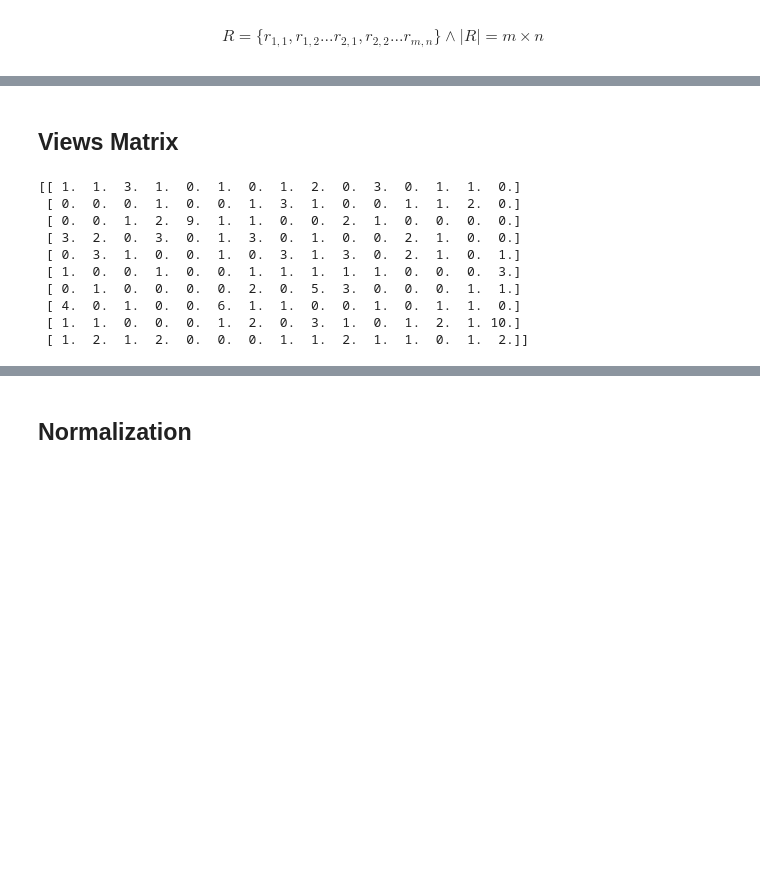
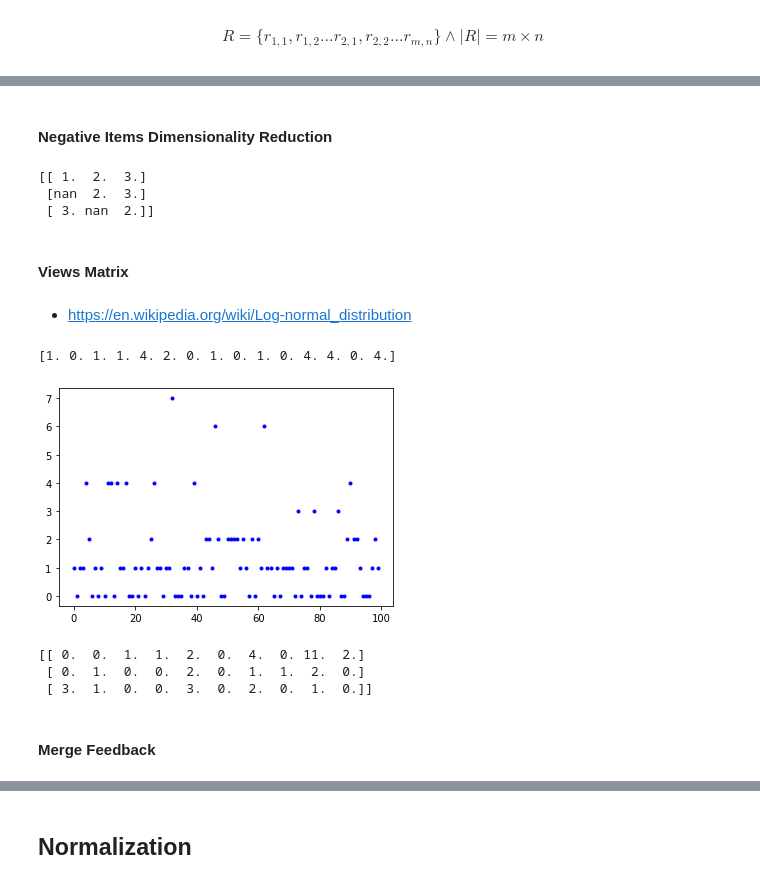
Before and after one commit to MartinCastroAlvarez/python-recommender-systems, a Jupyter notebook: memorybased.ipynb, the cells around one changed output, grey strips where cells are left out. Saved outputs shown, nothing was run; the diff lists cells and outputs as text; code cells hidden in the pictures; blank space fills up the shorter version.

```diff
--- a/memorybased.ipynb
+++ b/memorybased.ipynb
@@ -106,0 +185,2 @@ print(ratings)
+# %% [markdown]
+#### Negative Items Dimensionality Reduction
@@ -107,3 +197,27 @@ print(ratings)
+# %%
+X: np.array = np.array([
+    [1, 1, 1, 2, 3],
+    [1, 1, np.nan, 2, 3],
+    [np.nan, np.nan, 3, np.nan, 2],
+])
+Y: np.array = get_good_items(X, 1.5)
+print(Y)
+# %% [output]
+[[ 1.  2.  3.]
+ [nan  2.  3.]
+ [ 3. nan  2.]]
 # %% [markdown]
-## Views Matrix
+#### Views Matrix
+# %% [markdown]
+- https://en.wikipedia.org/wiki/Log-normal_distribution
+# %%
+X: np.array = np.floor(np.random.lognormal(0, 1, 100))
+print(X[:15])
+figure: Figure = plt.figure()
+axes: Axes = figure.add_subplot()
+axes.plot(np.arange(X.shape[0]), X, '.', color='blue')
+plt.show()
+# %% [output]
+[1. 0. 1. 1. 4. 2. 0. 1. 0. 1. 0. 4. 4. 0. 4.]
+[figure, added]
 # %%
@@ -115,14 +229,9 @@ def get_random_views_matrix(ratings: np.array) -> np.array:
 # %%
-views: np.array = get_random_views_matrix(ratings)
+views: np.array = get_random_views_matrix((3, 10))
 print(views)
 # %% [output]
-[[ 1.  1.  3.  1.  0.  1.  0.  1.  2.  0.  3.  0.  1.  1.  0.]
- [ 0.  0.  0.  1.  0.  0.  1.  3.  1.  0.  0.  1.  1.  2.  0.]
- [ 0.  0.  1.  2.  9.  1.  1.  0.  0.  2.  1.  0.  0.  0.  0.]
- [ 3.  2.  0.  3.  0.  1.  3.  0.  1.  0.  0.  2.  1.  0.  0.]
- [ 0.  3.  1.  0.  0.  1.  0.  3.  1.  3.  0.  2.  1.  0.  1.]
- [ 1.  0.  0.  1.  0.  0.  1.  1.  1.  1.  1.  0.  0.  0.  3.]
- [ 0.  1.  0.  0.  0.  0.  2.  0.  5.  3.  0.  0.  0.  1.  1.]
- [ 4.  0.  1.  0.  0.  6.  1.  1.  0.  0.  1.  0.  1.  1.  0.]
- [ 1.  1.  0.  0.  0.  1.  2.  0.  3.  1.  0.  1.  2.  1. 10.]
- [ 1.  2.  1.  2.  0.  0.  0.  1.  1.  2.  1.  1.  0.  1.  2.]]
+[[ 0.  0.  1.  1.  2.  0.  4.  0. 11.  2.]
+ [ 0.  1.  0.  0.  2.  0.  1.  1.  2.  0.]
+ [ 3.  1.  0.  0.  3.  0.  2.  0.  1.  0.]]
+# %% [markdown]
+#### Merge Feedback
```
Also changed, not shown: parts of 86 cells of this notebook.
